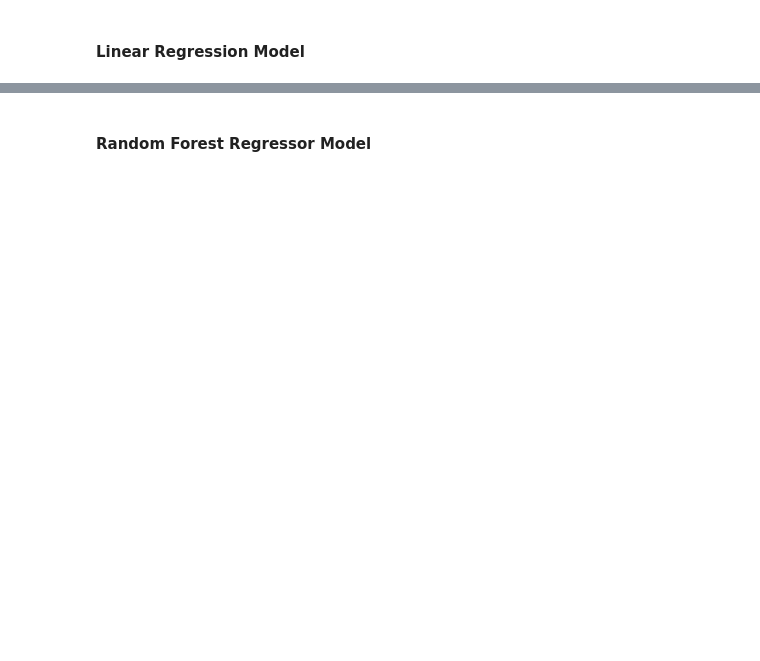
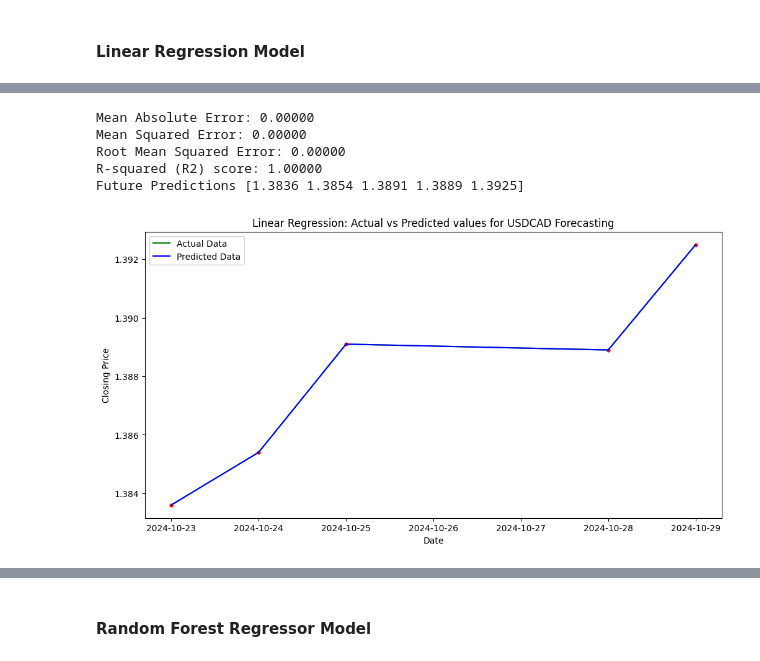
Before and after one commit to Akubue4U/PyProjects, a Jupyter notebook: MyBDAThesis/Akubue Simon - Thesis_Models.ipynb, the cells around one changed output, grey strips where cells are left out. Drawn from its saved outputs; the diff is of its cells as text; code cells hidden in the pictures; blank space fills up the shorter version.

```diff
--- a/MyBDAThesis/Akubue Simon - Thesis_Models.ipynb
+++ b/MyBDAThesis/Akubue Simon - Thesis_Models.ipynb
@@ -506,13 +551,21 @@ R2_Train, R2_Test, Comment = TestTheModel(model)
 # %%
 %%time
 # Make predictions on the testing set
 y_pred = model.predict(X_test)
 future_predictions = y_pred[-(PredDays):]
+LNR = future_predictions
 
 # Evaluate and Report Accuracy, Predict the future, and Plot the graph.
 ModelCode = 'LNR'
 ModelName = 'Linear Regression'
 Rpt_Evaluate_Plot(CrncyPair, ModelName, ModelCode, R2_Train, R2_Test, Comment, y_train, y_test, y_pred, MaxDate, future_predictions)
 
 # Delete the following objects so as to free the memory, and also Re-Set the objects for the next Model.
 del model, y_pred, future_predictions
+# %% [output]
+Mean Absolute Error: 0.00000
+Mean Squared Error: 0.00000
+Root Mean Squared Error: 0.00000
+R-squared (R2) score: 1.00000
+Future Predictions [1.3836 1.3854 1.3891 1.3889 1.3925]
+[figure, added]
```
Also changed, not shown: parts of 37 cells of this notebook, 2 other files.
